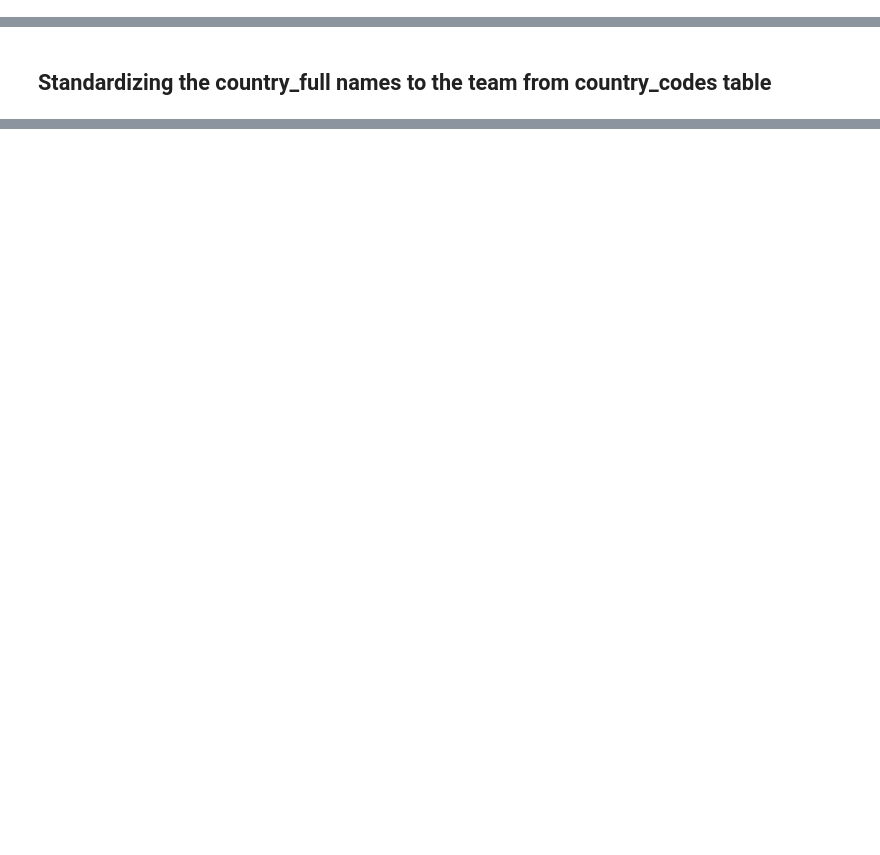
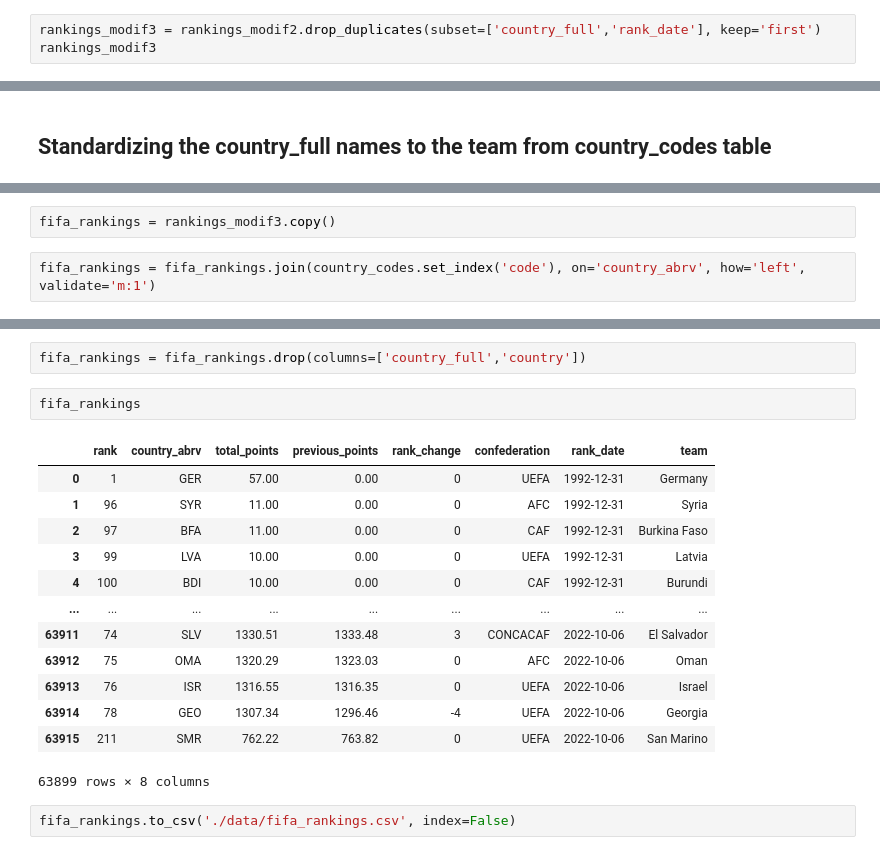
Before and after one commit to gabipana7/fifa-world-cup-2022, a Jupyter notebook: rankings-cleanup.ipynb, the cells around one changed output, grey strips where cells are left out. Cells and saved outputs as stored; diff of their text form; blank space fills up the shorter version.

```diff
--- a/rankings-cleanup.ipynb
+++ b/rankings-cleanup.ipynb
@@ -509 +518,4 @@ duplicates
 | 38340 | 150 | Curaçao | CUW | 107.0 | 107.0 | 0 | CONCACAF | ... |
+# %%
+rankings_modif3 = rankings_modif2.drop_duplicates(subset=['country_full','rank_date'], keep='first')
+rankings_modif3
@@ -511,0 +566,4 @@ duplicates
+# %%
+fifa_rankings = rankings_modif3.copy()
+# %%
+fifa_rankings = fifa_rankings.join(country_codes.set_index('code'), on='country_abrv', how='left', validate='m:1')
@@ -511,0 +596,20 @@ duplicates
+# %%
+fifa_rankings = fifa_rankings.drop(columns=['country_full','country'])
+# %%
+fifa_rankings
+# %% [output]
+|  | rank | country_abrv | total_points | previous_points | rank_change | confederation | rank_date | team |
+| 0 | 1 | GER | 57.00 | 0.00 | 0 | UEFA | 1992-12-31 | Germany |
+| 1 | 96 | SYR | 11.00 | 0.00 | 0 | AFC | 1992-12-31 | Syria |
+| 2 | 97 | BFA | 11.00 | 0.00 | 0 | CAF | 1992-12-31 | Burkina Faso |
+| 3 | 99 | LVA | 10.00 | 0.00 | 0 | UEFA | 1992-12-31 | Latvia |
+| 4 | 100 | BDI | 10.00 | 0.00 | 0 | CAF | 1992-12-31 | Burundi |
+| ... | ... | ... | ... | ... | ... | ... | ... | ... |
+| 63911 | 74 | SLV | 1330.51 | 1333.48 | 3 | CONCACAF | 2022-10-06 | El Salvador |
+| 63912 | 75 | OMA | 1320.29 | 1323.03 | 0 | AFC | 2022-10-06 | Oman |
+| 63913 | 76 | ISR | 1316.55 | 1316.35 | 0 | UEFA | 2022-10-06 | Israel |
+| 63914 | 78 | GEO | 1307.34 | 1296.46 | -4 | UEFA | 2022-10-06 | Georgia |
+| 63915 | 211 | SMR | 762.22 | 763.82 | 0 | UEFA | 2022-10-06 | San Marino |
+63899 rows × 8 columns
+# %%
+fifa_rankings.to_csv('./data/fifa_rankings.csv', index=False)
```
Also changed, not shown: parts of 10 cells of this notebook.
